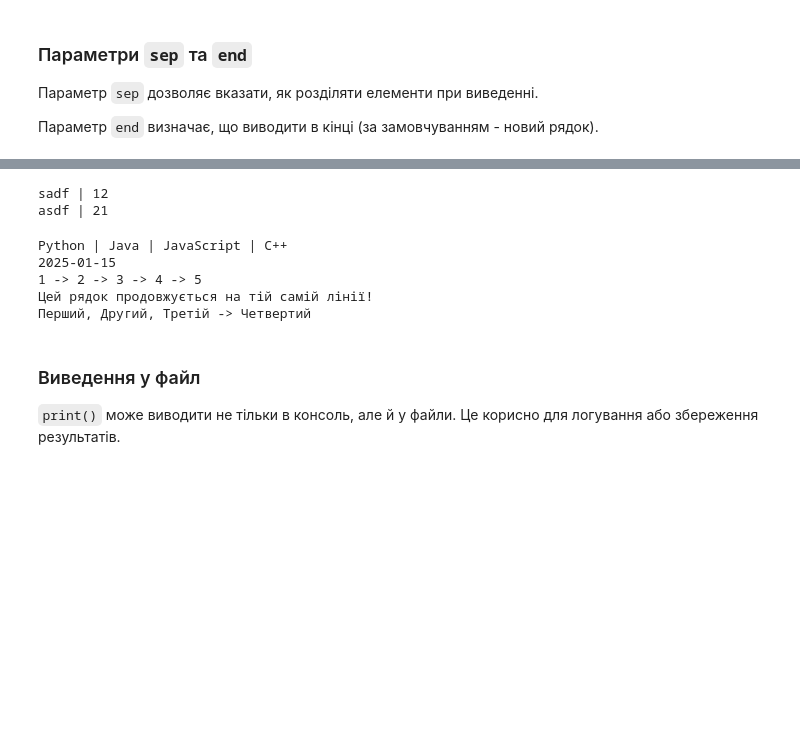
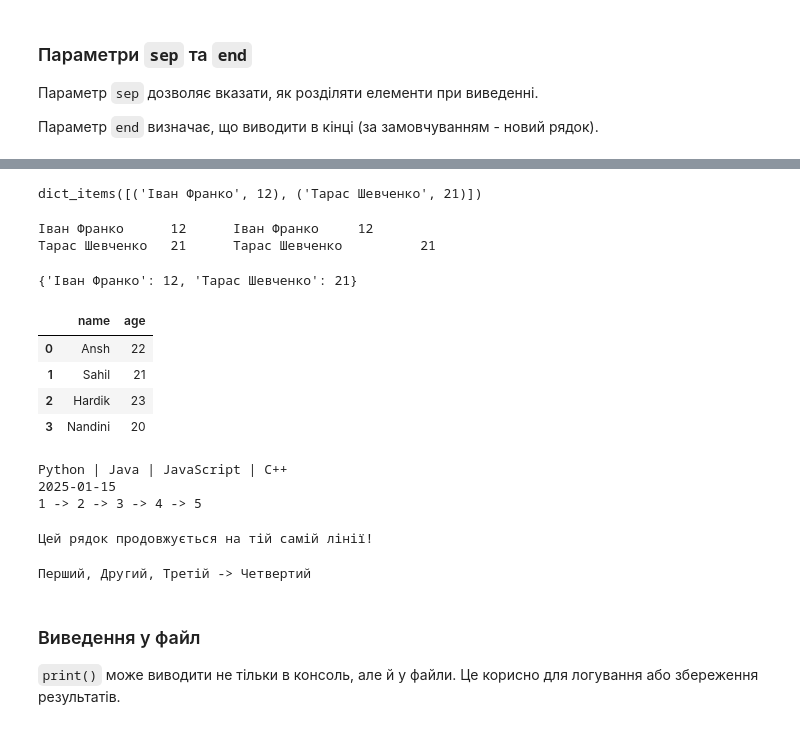
Before and after one commit to yevheniihorbatyuk/python_core_tutorial, a Jupyter notebook: _02/fundamentals_notebook.ipynb, the cells around one changed output, grey strips where cells are left out. Drawn from its saved outputs; the diff is of its cells as text; code cells hidden in the pictures; blank space fills up the shorter version.

```diff
--- a/_02/fundamentals_notebook.ipynb
+++ b/_02/fundamentals_notebook.ipynb
@@ -97,28 +104,56 @@ our_dict
+# %%
+our_dict.items()
+# %% [output]
+dict_items([('Іван Франко', 12), ('Тарас Шевченко', 21)])
 # %%
 for i, j in our_dict.items() :
-    print(i, j, sep=' | ')
+    print(i, j, i, j, sep=' \t ')
 # %% [output]
-sadf | 12
-asdf | 21
+Іван Франко      12      Іван Франко     12
+Тарас Шевченко   21      Тарас Шевченко          21
+# %%
+our_dict
+# %% [output]
+{'Іван Франко': 12, 'Тарас Шевченко': 21}
+# %%
+import pandas as pd
+
+data = {
+    'name': ['Ansh', 'Sahil', 'Hardik', 'Nandini'],
+    'age': [22, 21, 23, 20]
+}
+
+df = pd.DataFrame(data)
+df
+# %% [output]
+|  | name | age |
+| 0 | Ansh | 22 |
+| 1 | Sahil | 21 |
+| 2 | Hardik | 23 |
+| 3 | Nandini | 20 |
 # %%
 # Використання sep (separator)
 print("Python", "Java", "JavaScript", "C++", sep=" | ")
 print("2025", "01", "15", sep="-")
 print(1, 2, 3, 4, 5, sep=" -> ")
-
-# Використання end
-print("Цей рядок ", end="")
-print("продовжується на тій самій лінії!")
-
-# Комбінація sep та end
-print("Перший", "Другий", "Третій", sep=", ", end=" -> ")
-print("Четвертий")
 # %% [output]
 Python | Java | JavaScript | C++
 2025-01-15
 1 -> 2 -> 3 -> 4 -> 5
-Цей рядок продовжується на тій самій лінії!
-Перший, Другий, Третій -> Четвертий
+# %%
+
+# Використання end
+print("Цей рядок ", end="")
+print("продовжується на тій самій лінії!")
+# %% [output]
+Цей рядок продовжується на тій самій лінії!
+# %%
+
+# Комбінація sep та end
+print("Перший", "Другий", "Третій", sep=", ", end=" -> ")
+print("Четвертий")
+# %% [output]
+Перший, Другий, Третій -> Четвертий
 # %% [markdown]
  ### Виведення у файл
 
```
Also changed, not shown: parts of 23 cells of this notebook, 1 other file.
